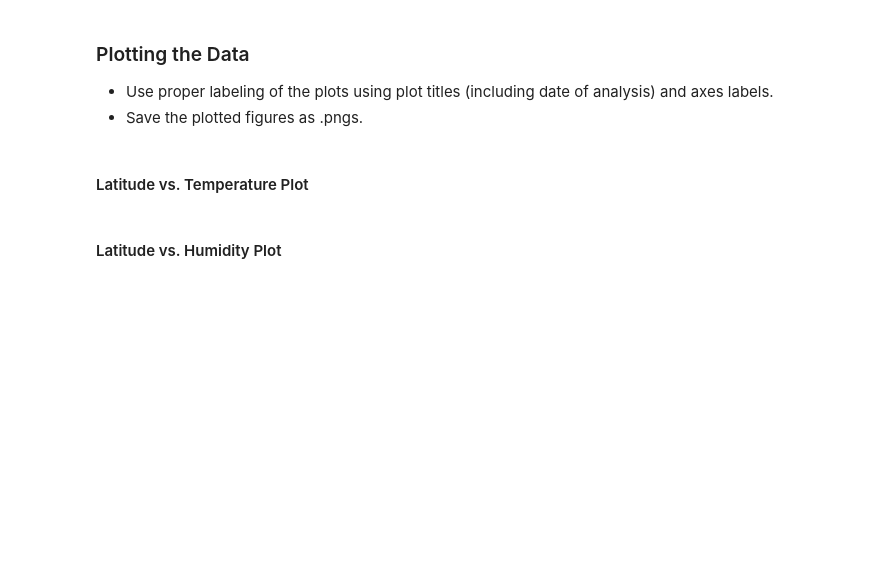
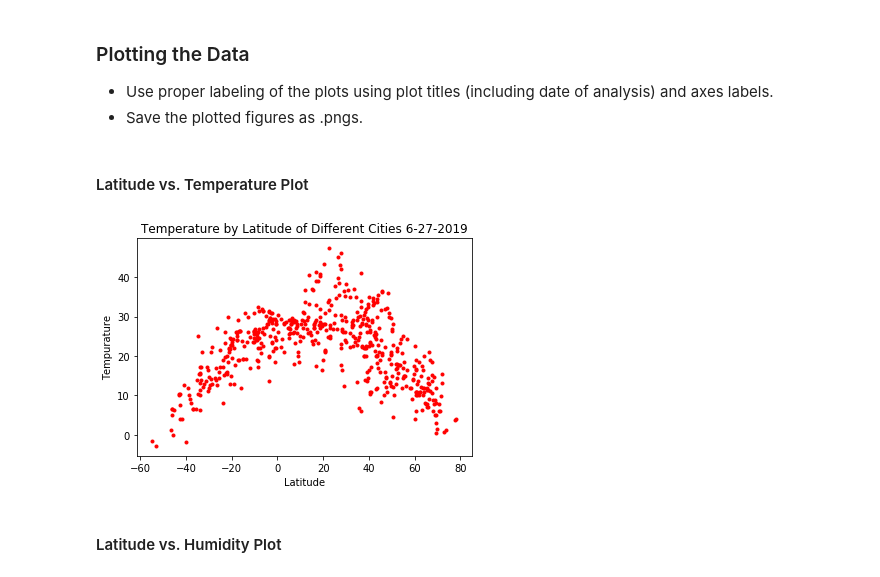
Before and after one commit to RachelPopp/API_homework, a Jupyter notebook: Popp_WeatherPy.ipynb, the cells around one changed output. Saved outputs shown, nothing was run; the diff lists cells and outputs as text; code cells hidden in the pictures; blank space fills up the shorter version.

```diff
--- a/Popp_WeatherPy.ipynb
+++ b/Popp_WeatherPy.ipynb
@@ -90,8 +90,15 @@ query_url = f"{url}appid={api_key}&units={units}&q="
 # set up lists to hold reponse info
 lat = []
 temp = []
+hum = []
+cloud = []
+WS = []
 
-
+# Temperature (F) vs. Latitude
+# Humidity (%) vs. Latitude
+# Cloudiness (%) vs. Latitude
+# Wind Speed (mph) vs. Latitude
+count = 0
 new_city_list = []
 # Loop through the list of cities and perform a request for data on each
 for city in cities:
@@ -99,12 +106,24 @@ for city in cities:
     try:
         lat.append(response['coord']['lat'])
         temp.append(response['main']['temp'])
+        hum.append(response['main']['humidity'])
+        cloud.append(response['clouds']['all'])
+        WS.append(response['wind']['speed'])
         new_city_list.append(city)
+        print(f"city no: {count}")
+        print(f"city name: {city}")
+        print(f"lat: {lat[count]}")
+        print(f"tempurature: {temp[count]}")
+        print(f"humidity: {hum[count]}")
+        print(f"cloudiness: {cloud[count]}")
+        print(f"wind speed: {WS[count]}")
+        count = count+1
     except:
         pass
-
-
-print(f"The latitude information received is: {lat}")
-print(f"The temperature information received is: {temp}")
+#print(f"The latitude information received is: {lat}")
+#print(f"The temperature information received is: {temp}")
+#print(f"The humidity information received is: {hum}")
+#print(f"The cloudiness information received is: {cloud}")
+#print(f"The wind speed information received is: {WS}")
 #response
 # %% [output]
@@ -133,5 +246,16 @@ response
 * Save the plotted figures as .pngs.
 # %% [markdown]
 #### Latitude vs. Temperature Plot
+# %%
+TempPlot = plt.scatter(lat, temp, marker=".", facecolors="red", alpha=1, label = "Tempurature")
+
+plt.title("Temperature by Latitude of Different Cities 6-27-2019")
+plt.xlabel("Latitude")
+plt.ylabel("Tempurature")
+
+plt.savefig("temp.png")
+plt.show()
+# %% [output]
+[figure, added]
 # %% [markdown]
 #### Latitude vs. Humidity Plot
```
Also changed, not shown: parts of 12 cells of this notebook, 5 other files.
